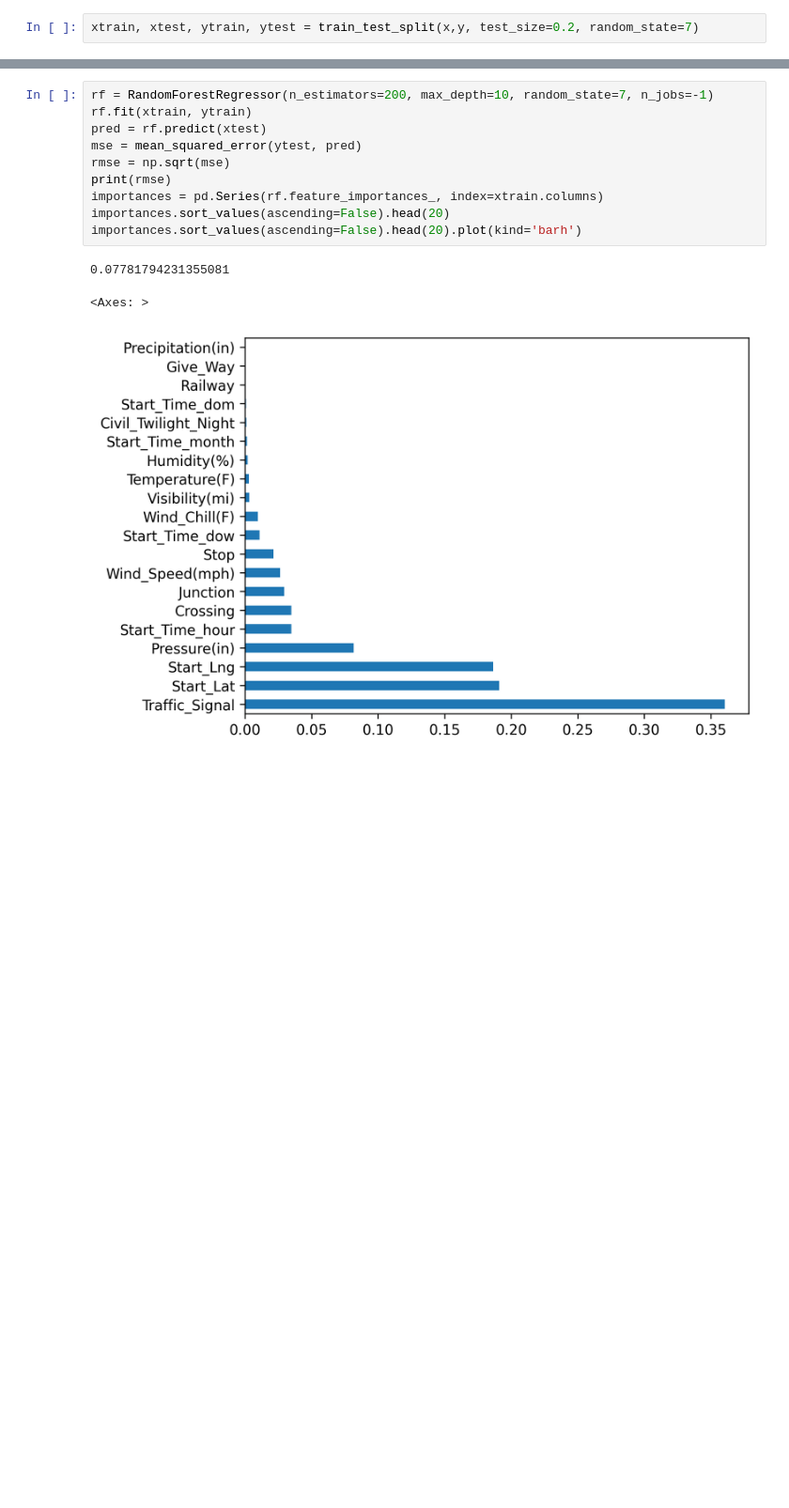
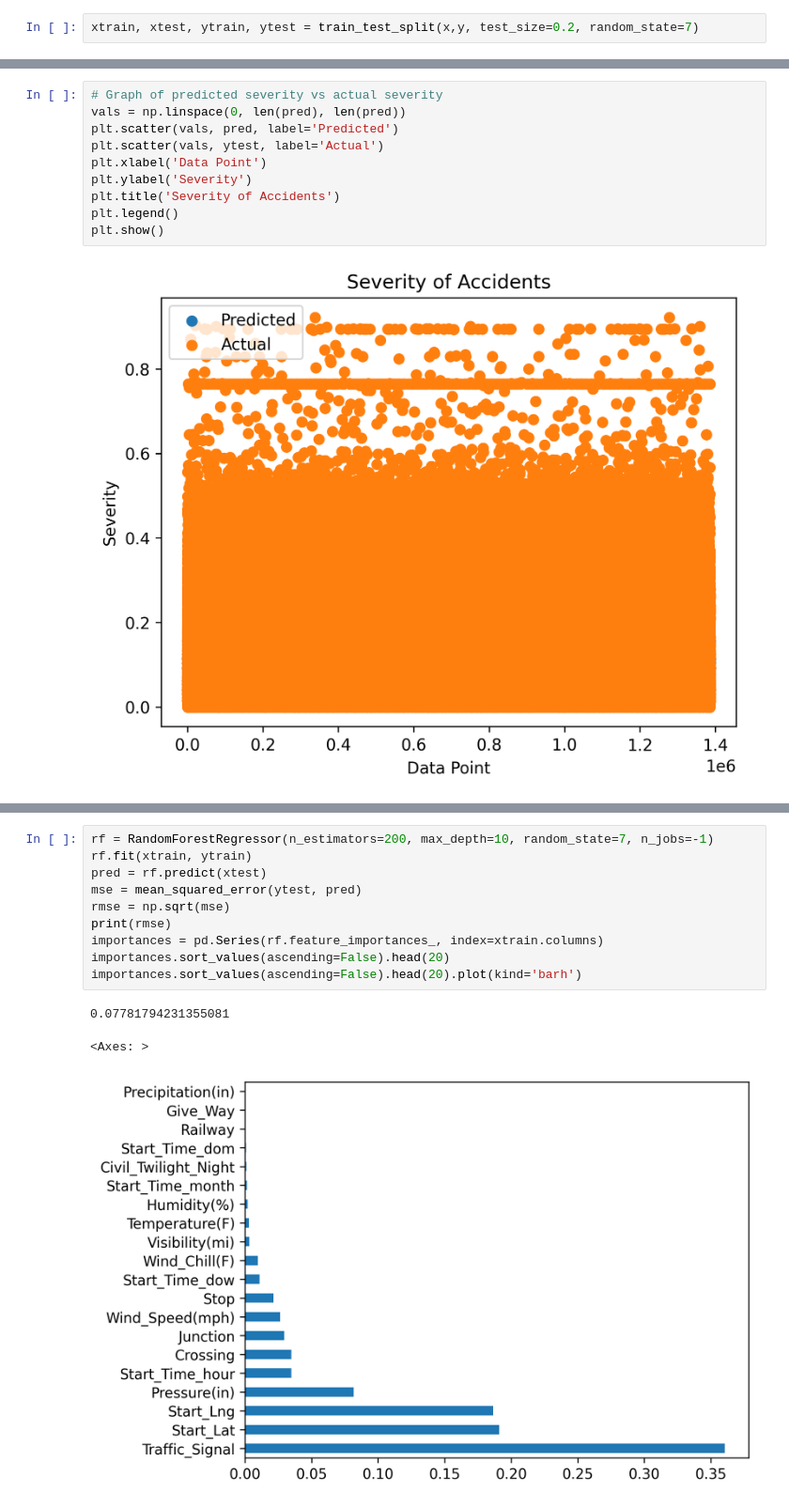
Before and after one commit to Jaredwinn77/Math-302-project, a Jupyter notebook: data.ipynb, the cells around one changed output, grey strips where cells are left out. Shown at 94% size. Drawn from its saved outputs; the diff is of its cells as text; blank space fills up the shorter version.

```diff
--- a/data.ipynb
+++ b/data.ipynb
@@ -566,0 +602,12 @@ xtrain, xtest, ytrain, ytest = train_test_split(x,y, test_size=0.2, random_state
+# %%
+# Graph of predicted severity vs actual severity
+vals = np.linspace(0, len(pred), len(pred))
+plt.scatter(vals, pred, label='Predicted')
+plt.scatter(vals, ytest, label='Actual')
+plt.xlabel('Data Point')
+plt.ylabel('Severity')
+plt.title('Severity of Accidents')
+plt.legend()
+plt.show()
+# %% [output]
+[figure, added]
```
Also changed, not shown: parts of 13 cells of this notebook.
